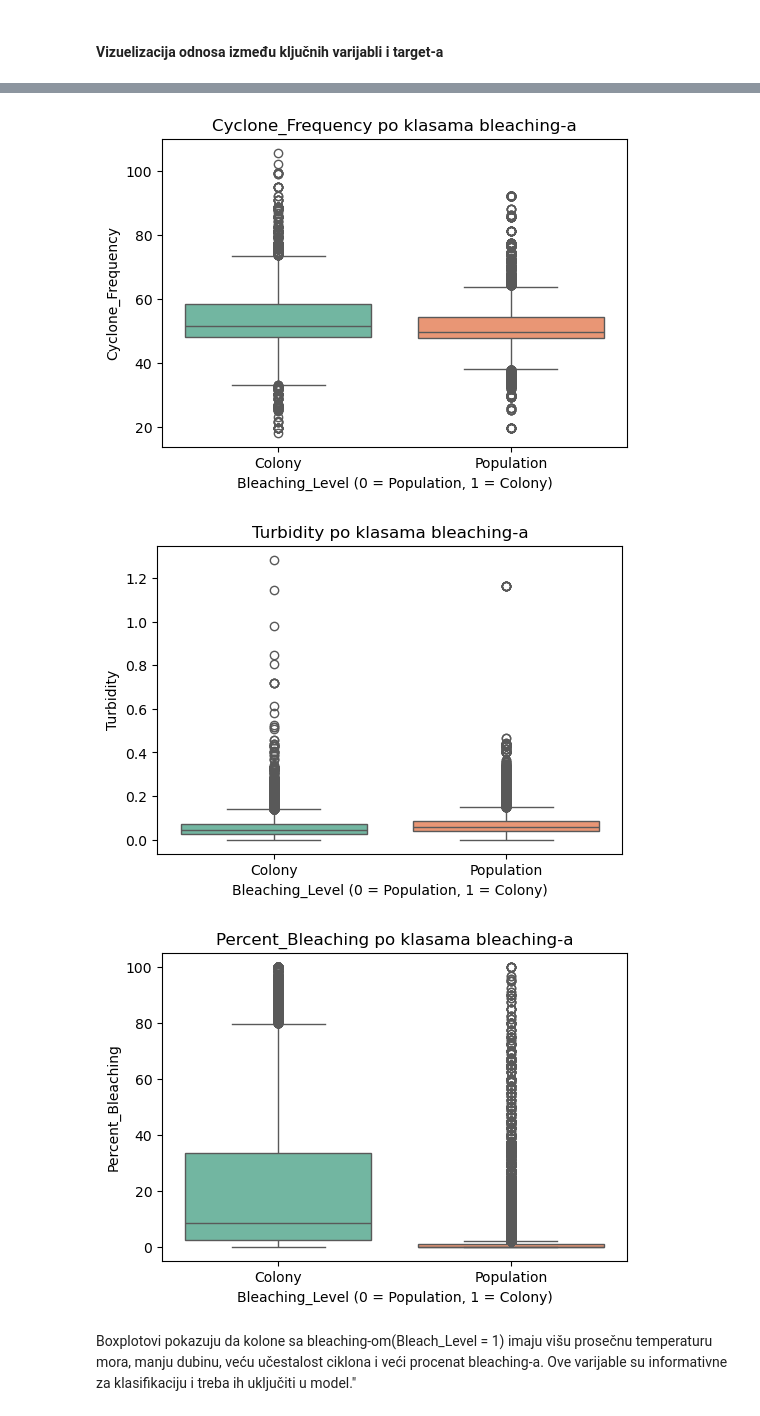
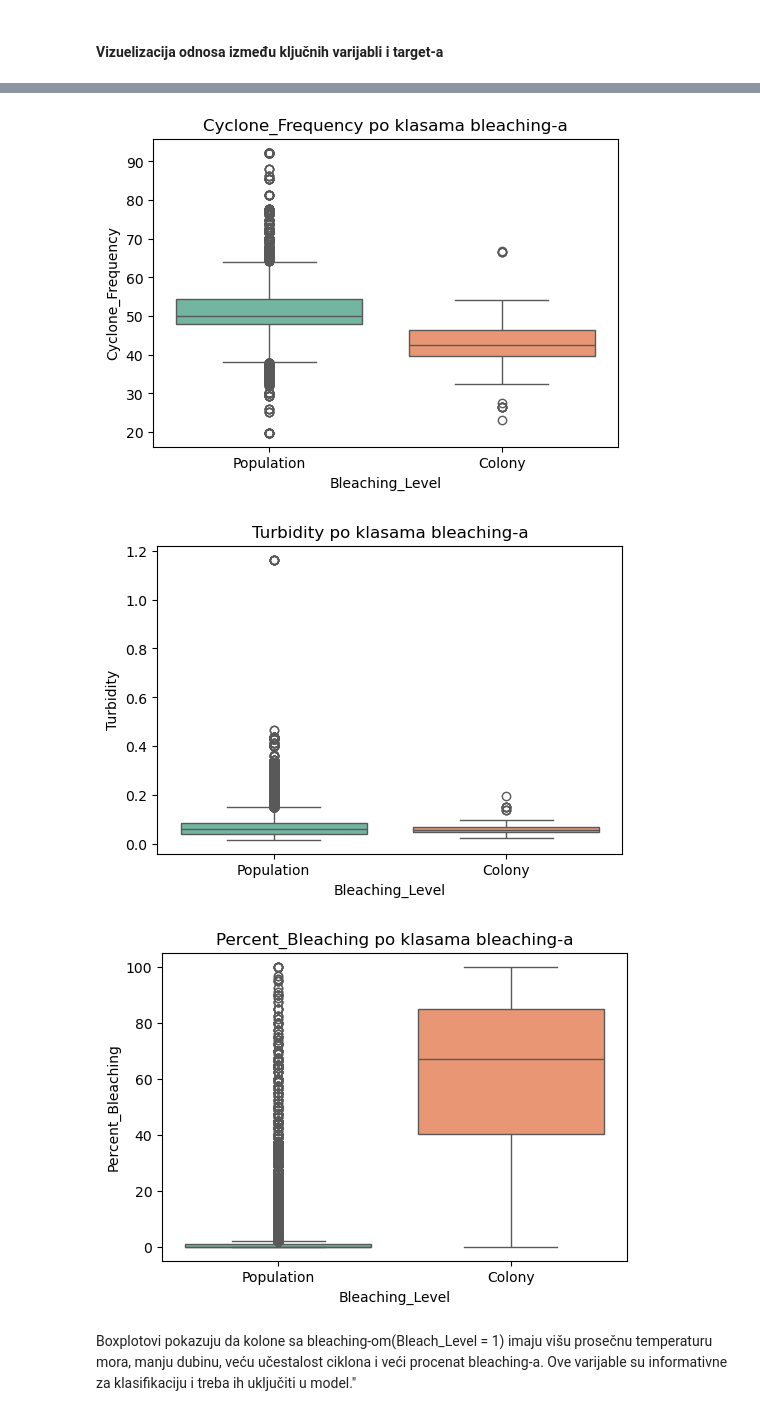
Before and after one commit to MarijaVidovic/MasinskoUcenjePrviProjekat, a Jupyter notebook: PRVA FAZA/CoralReefGlobalBlechingPrvaFaza.ipynb, the cells around one changed output, grey strips where cells are left out. Cells and saved outputs as stored; diff of their text form; code cells hidden in the pictures.

```diff
--- a/PRVA FAZA/CoralReefGlobalBlechingPrvaFaza.ipynb
+++ b/PRVA FAZA/CoralReefGlobalBlechingPrvaFaza.ipynb
@@ -63,7 +81,7 @@ Dataset sadrži informacije o uzorcima korala, njihovim lokacijama, ekosloškim
 # %%
 import pandas as pd
 import numpy as np
-df = pd.read_csv(r"C:\Users\Marija\Documents\MASTER STUDIJE VESTACKA INTELIGENCIJA\Masinsko ucenje\PROJEKAT\coral_whole.csv")
+df = pd.read_csv("data/coral_whole.csv")
 print("Dimenzije svih podataka: ", df.shape)
 df.head()
 # %% [output]
@@ -76,0 +100,4 @@ Dimenzije svih podataka:  (41361, 18)
+# %%
+#uklanjanje duplikata
+df = df.drop_duplicates()
+print("Dimenzije podataka nakon uklanjanja duplikata:", df.shape)
@@ -172,0 +212,3 @@ dtype: int64
+# %%
+df = df.dropna()
+df.isnull().sum() #provera
@@ -223,7 +310,7 @@ for var in key_vars:
     plt.figure(figsize=(6, 4))
     sea.boxplot(x="Bleaching_Level", y=var, data=df, hue="Bleaching_Level", palette="Set2", legend=False)
     plt.title(f"{var} po klasama bleaching-a")
-    plt.xlabel("Bleaching_Level (0 = Population, 1 = Colony)")
+    plt.xlabel("Bleaching_Level")
     plt.ylabel(var)
     plt.show()
 # %% [output]
@@ -232,6 +319,6 @@ for var in key_vars:
-[figure, old version]
+[figure, new version]
-[figure, old version]
+[figure, new version]
-[figure, old version]
+[figure, new version]
 # %% [markdown]
 Boxplotovi pokazuju da kolone sa bleaching-om(Bleach_Level = 1) imaju višu prosečnu temperaturu mora, manju dubinu, veću učestalost ciklona i veći procenat bleaching-a. Ove varijable su informativne za klasifikaciju i treba ih uključiti u model."
 # %%
```
Also changed, not shown: parts of 58 cells of this notebook, 4 other files.
